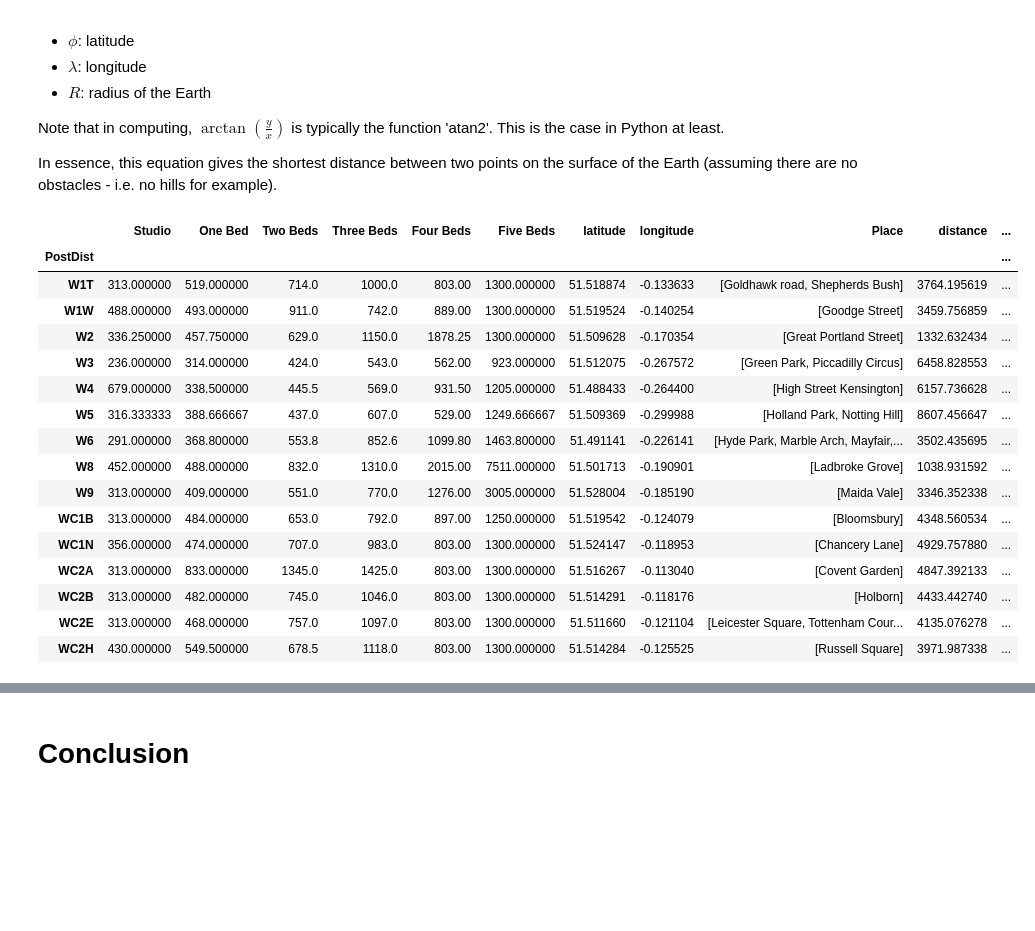
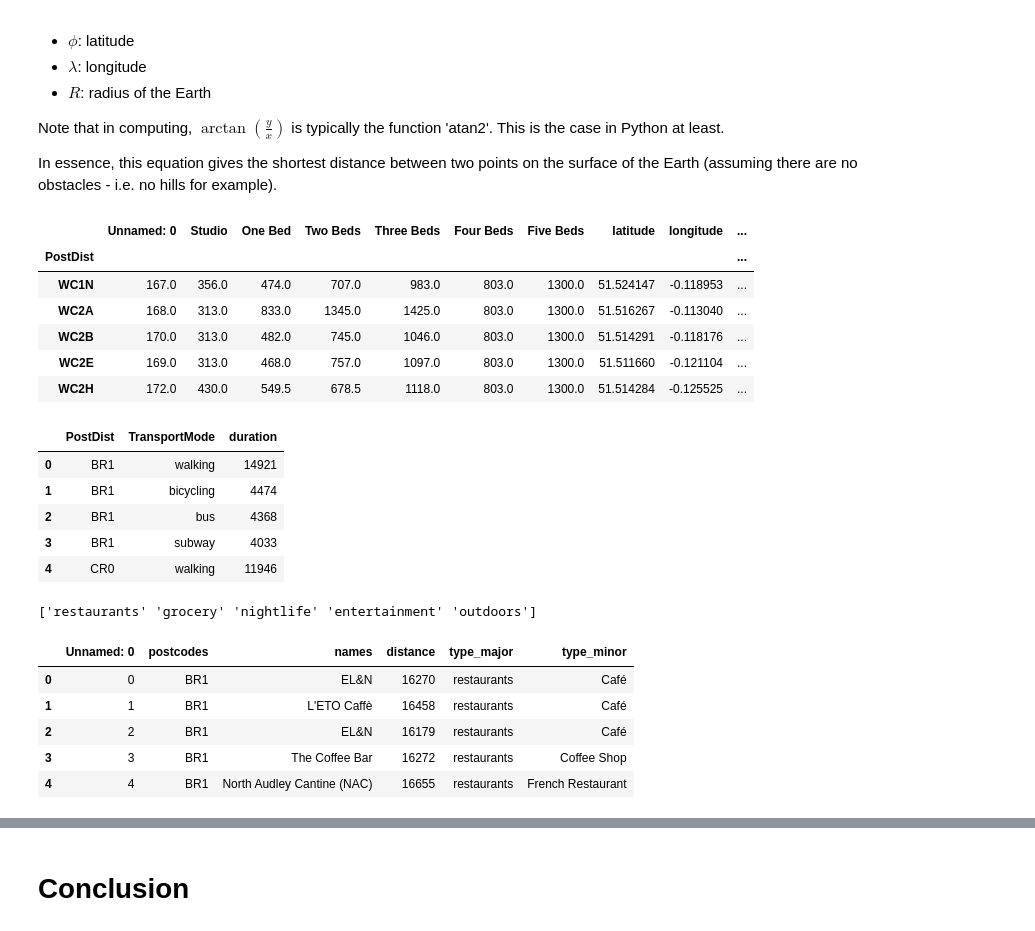
Before and after one commit to namiyousef/Coursera_Capstone, a Jupyter notebook: Capstone Notebooks/FinalCapstone_5_Analysis.ipynb, the cells around one changed output, grey strips where cells are left out. Drawn from its saved outputs; the diff is of its cells as text; code cells hidden in the pictures; blank space fills up the shorter version.

```diff
--- a/Capstone Notebooks/FinalCapstone_5_Analysis.ipynb
+++ b/Capstone Notebooks/FinalCapstone_5_Analysis.ipynb
@@ -73,8 +74,7 @@ plt.style.use('classic')
 # %% [markdown]
 ## Cleaning rent data
 # %%
-df_rent = pd.read_csv(('/Users/yousefnami/Desktop/Yousef/PrivateTings/MyStuff/Courses'
-        '/IBMDataScienceCertificate/CapstoneProject/Capstone/Coursera_Capstone/Data/df_rent.csv'),index_col = 0)
+df_rent = pd.read_csv('../Data/dataframes/df_rent.csv',index_col = 0)
 # the data for df_rent has attained from rentbarometer in the FinalCapstone_1_ClusteringNeighbourhoods where web
 # sraping was used (using the BeautifulSoup library)
 # %%
@@ -509,6 +491,8 @@ df_rent.to_csv("../Data/dataframes/df_rent.csv")
 # %% [markdown]
 # 2. Data visualisation
 # %%
+df_rent = pd.read_csv('../Data/dataframes/df_rent.csv')
+
 df_final = df_rent
 places = []
 for PostDist in df_final.PostDist.unique():
@@ -612,48 +596,39 @@ def haversine(phi_1, phi_2, lambda_1, lambda_2):
 
     lambda_1: float
         lambda_1 value (typically longitude of destination) in radians
 
     lambda_2: float
         lambda_2 value (typically longitude of destination) in radians
     """
 
 
     d_phi = phi_2-phi_1
     d_lambda = lambda_2-lambda_1
 
     a = sin(d_phi/2) * sin(d_phi/2) + cos(phi_1) \
         * cos(phi_2) * sin(d_lambda/2) * sin(d_lambda/2)
 
     return a
 
 
 distance_from_uni = [
     distance(
         [imperial_latitude, imperial_longitude],
         lat_long
     )
 
     for lat_long in df_final[['latitude','longitude']].values.tolist()
 
 ]
 
 df_final['distance_from_uni'] = np.asarray(distance_from_uni)*1000
-df_final.tail(15)
+df_final.to_csv("../Data/dataframes/df_final.csv")
+df_final.tail(5)
 # %% [output]
-|  | Studio | One Bed | Two Beds | Three Beds | Four Beds | Five Beds | latitude | longitude | Place | distance | ... |
-| PostDist |  |  |  |  |  |  |  |  |  |  | ... |
-| W1T | 313.000000 | 519.000000 | 714.0 | 1000.0 | 803.00 | 1300.000000 | 51.518874 | -0.133633 | [Goldhawk road, Shepherds Bush] | 3764.195619 | ... |
-| W1W | 488.000000 | 493.000000 | 911.0 | 742.0 | 889.00 | 1300.000000 | 51.519524 | -0.140254 | [Goodge Street] | 3459.756859 | ... |
-| W2 | 336.250000 | 457.750000 | 629.0 | 1150.0 | 1878.25 | 1300.000000 | 51.509628 | -0.170354 | [Great Portland Street] | 1332.632434 | ... |
-| W3 | 236.000000 | 314.000000 | 424.0 | 543.0 | 562.00 | 923.000000 | 51.512075 | -0.267572 | [Green Park, Piccadilly Circus] | 6458.828553 | ... |
-| W4 | 679.000000 | 338.500000 | 445.5 | 569.0 | 931.50 | 1205.000000 | 51.488433 | -0.264400 | [High Street Kensington] | 6157.736628 | ... |
-| W5 | 316.333333 | 388.666667 | 437.0 | 607.0 | 529.00 | 1249.666667 | 51.509369 | -0.299988 | [Holland Park, Notting Hill] | 8607.456647 | ... |
-| W6 | 291.000000 | 368.800000 | 553.8 | 852.6 | 1099.80 | 1463.800000 | 51.491141 | -0.226141 | [Hyde Park, Marble Arch, Mayfair,... | 3502.435695 | ... |
-| W8 | 452.000000 | 488.000000 | 832.0 | 1310.0 | 2015.00 | 7511.000000 | 51.501713 | -0.190901 | [Ladbroke Grove] | 1038.931592 | ... |
-| W9 | 313.000000 | 409.000000 | 551.0 | 770.0 | 1276.00 | 3005.000000 | 51.528004 | -0.185190 | [Maida Vale] | 3346.352338 | ... |
-| WC1B | 313.000000 | 484.000000 | 653.0 | 792.0 | 897.00 | 1250.000000 | 51.519542 | -0.124079 | [Bloomsbury] | 4348.560534 | ... |
-| WC1N | 356.000000 | 474.000000 | 707.0 | 983.0 | 803.00 | 1300.000000 | 51.524147 | -0.118953 | [Chancery Lane] | 4929.757880 | ... |
-| WC2A | 313.000000 | 833.000000 | 1345.0 | 1425.0 | 803.00 | 1300.000000 | 51.516267 | -0.113040 | [Covent Garden] | 4847.392133 | ... |
-| WC2B | 313.000000 | 482.000000 | 745.0 | 1046.0 | 803.00 | 1300.000000 | 51.514291 | -0.118176 | [Holborn] | 4433.442740 | ... |
-| WC2E | 313.000000 | 468.000000 | 757.0 | 1097.0 | 803.00 | 1300.000000 | 51.511660 | -0.121104 | [Leicester Square, Tottenham Cour... | 4135.076278 | ... |
-| WC2H | 430.000000 | 549.500000 | 678.5 | 1118.0 | 803.00 | 1300.000000 | 51.514284 | -0.125525 | [Russell Square] | 3971.987338 | ... |
+|  | Unnamed: 0 | Studio | One Bed | Two Beds | Three Beds | Four Beds | Five Beds | latitude | longitude | ... |
+| PostDist |  |  |  |  |  |  |  |  |  | ... |
+| WC1N | 167.0 | 356.0 | 474.0 | 707.0 | 983.0 | 803.0 | 1300.0 | 51.524147 | -0.118953 | ... |
+| WC2A | 168.0 | 313.0 | 833.0 | 1345.0 | 1425.0 | 803.0 | 1300.0 | 51.516267 | -0.113040 | ... |
+| WC2B | 170.0 | 313.0 | 482.0 | 745.0 | 1046.0 | 803.0 | 1300.0 | 51.514291 | -0.118176 | ... |
+| WC2E | 169.0 | 313.0 | 468.0 | 757.0 | 1097.0 | 803.0 | 1300.0 | 51.511660 | -0.121104 | ... |
+| WC2H | 172.0 | 430.0 | 549.5 | 678.5 | 1118.0 | 803.0 | 1300.0 | 51.514284 | -0.125525 | ... |
@@ -660,3 +639,22 @@ df_final.tail(15)
+# %%
+df_travel.head()
+# %% [output]
+|  | PostDist | TransportMode | duration |
+| 0 | BR1 | walking | 14921 |
+| 1 | BR1 | bicycling | 4474 |
+| 2 | BR1 | bus | 4368 |
+| 3 | BR1 | subway | 4033 |
+| 4 | CR0 | walking | 11946 |
+# %%
+df_venues.head()
+# %% [output]
+['restaurants' 'grocery' 'nightlife' 'entertainment' 'outdoors']
+|  | Unnamed: 0 | postcodes | names | distance | type_major | type_minor |
+| 0 | 0 | BR1 | EL&N | 16270 | restaurants | Café |
+| 1 | 1 | BR1 | L'ETO Caffè | 16458 | restaurants | Café |
+| 2 | 2 | BR1 | EL&N | 16179 | restaurants | Café |
+| 3 | 3 | BR1 | The Coffee Bar | 16272 | restaurants | Coffee Shop |
+| 4 | 4 | BR1 | North Audley Cantine (NAC) | 16655 | restaurants | French Restaurant |
 # %% [markdown]
 ## Scoring
 
```
Also changed, not shown: parts of 22 cells of this notebook.
